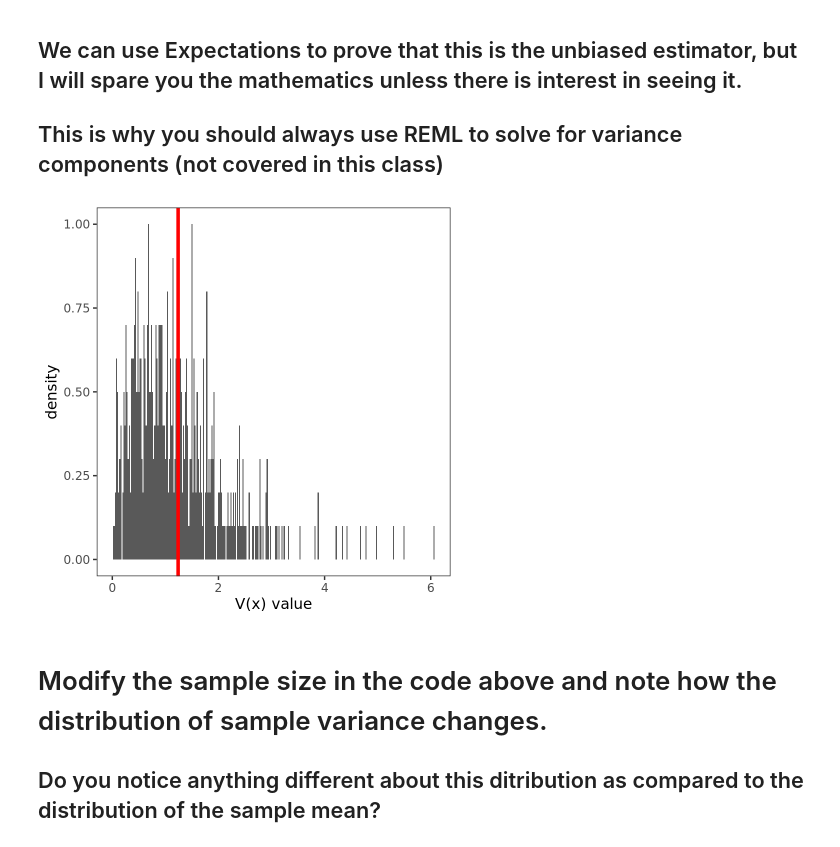
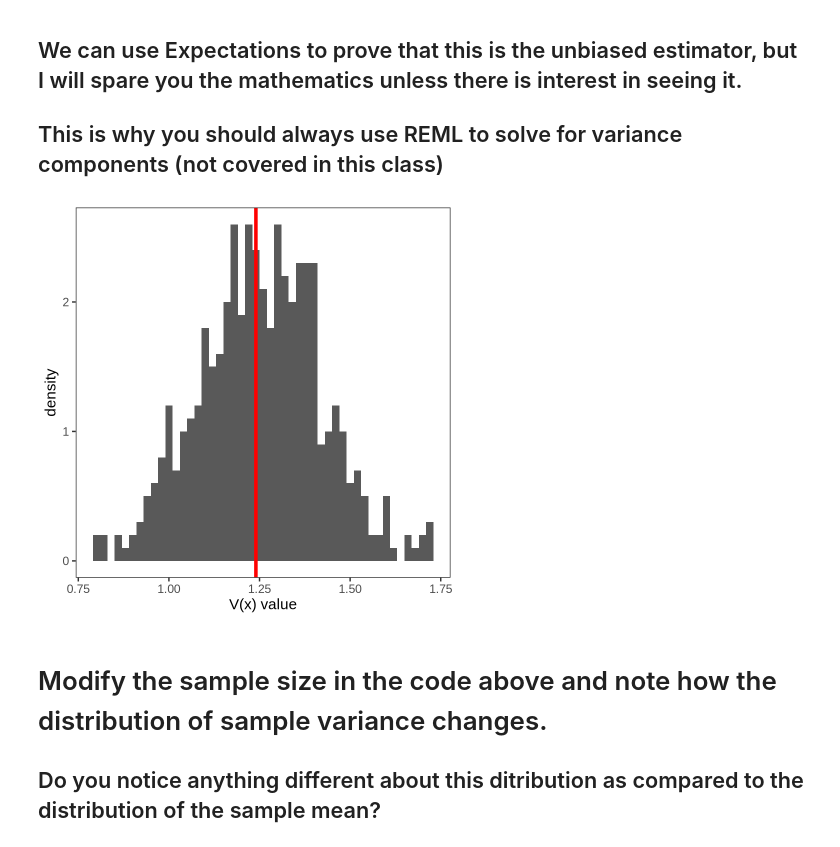
Before and after one commit to Robbins-Lab/PLSCI-7201, a Jupyter notebook: Modules/Module3/Lecture/LinearModels.ipynb, the cells around one changed output. Cells and saved outputs as stored; diff of their text form; code cells hidden in the pictures.

```diff
--- a/Modules/Module3/Lecture/LinearModels.ipynb
+++ b/Modules/Module3/Lecture/LinearModels.ipynb
@@ -91,7 +91,7 @@ ____
 # %%
 library(ggplot2)
 # sample size for x
-samp_size=5
+samp_size=1000
 
 # number of independent sampling events
 # we will conduct multiple sampling events to look at the distribution of the mean of x
@@ -145,7 +145,7 @@ _____
 # %%
 library(ggplot2)
 # sample size for x
-samp_size=5
+samp_size=1000
 
 # number of independent sampling events
 # we will conduct multiple sampling events to look at the distribution of the mean of x
@@ -218,7 +218,7 @@ ___________________________
 # %%
 library(ggplot2)
 #### sample size for x
-samp_size=5
+samp_size=1000
 
 # number of independent sampling events
 # we will conduct multiple sampling events to look at the distribution of the mean of x
@@ -283,7 +283,7 @@ __________
 # %%
 library(ggplot2)
 #### sample size for x
-samp_size=5
+samp_size=100
 
 # number of independent sampling events
 # we will conduct multiple sampling events to look at the distribution of the mean of x
@@ -293,34 +293,34 @@ num_samps=500
 sample_vars=rep(0,num_samps)
 
 # a for loop for the number of samples
 for(i in c(1:num_samps)){
 
     # generate a sample from a normal distribution
     #rnorm(sample size,mean,standard deviation)
     sampled_x=rnorm(samp_size,2.6,1.24**.5)
 
     # loop to calculate variance
     for(j in c(1:samp_size)){
 
         sample_vars[i]=sample_vars[i]+(sampled_x[j]-mean(sampled_x))**2/(samp_size - 1)
 
     } # end for loop to calculate variance
 
 } # end for loop for the number of samples
 
 
 # plotting the histogram of the means with a red vertical line indicating E[x]
 
 var_x=1.24
 
 ggplot(data.frame(x=sample_vars), aes(x=x)) +
   geom_histogram(aes(y = ..density..), binwidth=.02 ) + xlab("V(x) value") +
   theme_bw(base_size=18) +
   theme(panel.background=element_blank(),
         panel.grid=element_blank()) +
   geom_vline(xintercept=var_x, size=2, color="red")
 # %% [output]
-[figure, old version]
+[figure, new version]
 # %% [markdown]
 # Modify the sample size in the code above and note how the distribution of sample variance changes.
 ## Do you notice anything different about this ditribution as compared to the distribution of the sample mean?
```
Also changed, not shown: parts of 4 cells of this notebook, 1 other file.
